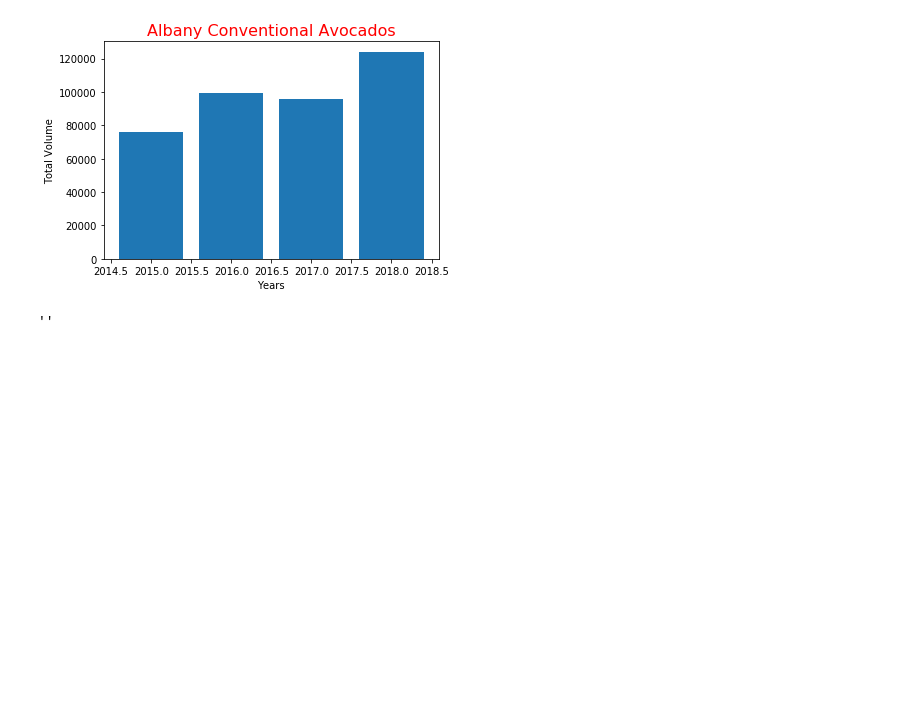
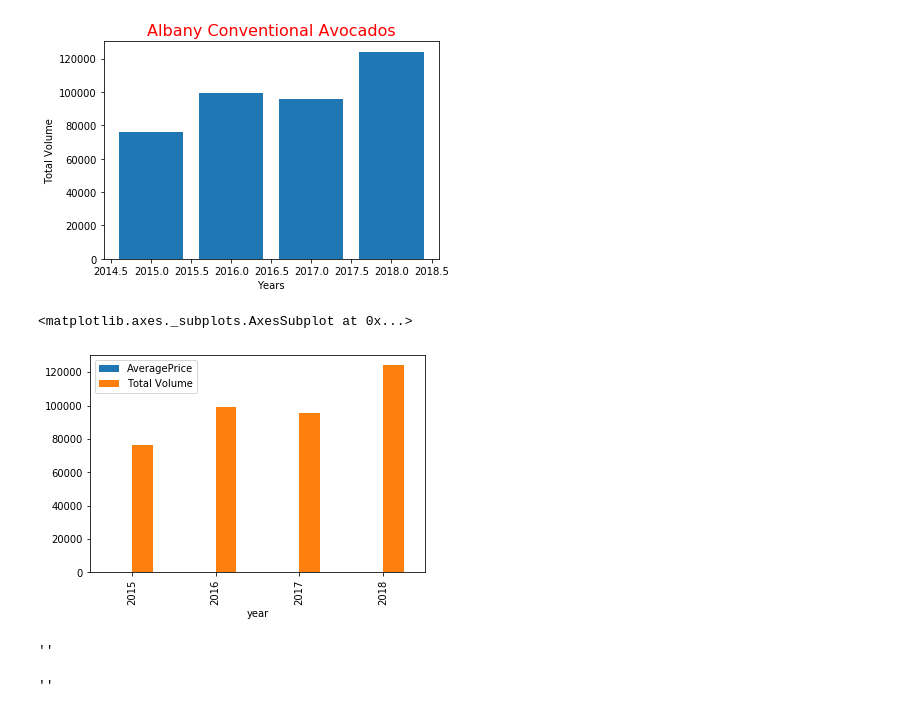
Before and after one commit to blancalluch/pipelines-project, a Jupyter notebook: merging-datasets.ipynb, the cells around one changed output. Drawn from its saved outputs; the diff is of its cells as text; code cells hidden in the pictures; blank space fills up the shorter version.

```diff
--- a/merging-datasets.ipynb
+++ b/merging-datasets.ipynb
@@ -199,6 +218,12 @@ plt.ylabel("Total Volume")
 plt.savefig('./output/albany2.png')
 # %% [output]
 [figure]
+# %%
+d=b.reset_index()
+d[['AveragePrice','Total Volume','year']].set_index('year').plot.bar(sharex=True)
+# %% [output]
+<matplotlib.axes._subplots.AxesSubplot at 0x...>
+[figure, added]
 # %%
 from fpdf import FPDF
 
@@ -209,3 +234,30 @@ pdf.cell(200, 10, txt="Welcome to Python!", ln=1, align="C")
 pdf.output("./output/simple_demo.pdf")
 # %% [output]
 ''
+# %%
+from fpdf import FPDF
+
+pdf = FPDF()
+pdf.add_page()
+pdf.set_font("Arial", size=12)
+pdf.cell(80, 15, txt="El precio del aguacate de la variedad Hass en Al", ln=1, align="C")
+pdf.set_font("Arial", size=8)
+pdf.cell(50, 15, txt="El precio del aguacate de la variedad Hass en Al", ln=1, align="L")
+#pdf.ln(95)
+pdf.image("./output/totalvolume.png", x=20, y=60, w=100)
+pdf.set_font("Arial", size=12)
+#pdf.cell(200, 30, txt="Total Volume", ln=1)
+#pdf.ln(95)  # move 85 down
+
+pdf.image("./output/averageprice.png", x=110, y=60, w=100)
+#pdf.cell(200, 100, txt="Average Price", ln=1)
+#pdf.ln(85)  # move 85 down
+
+
+pdf.output("./output/add_image.pdf")
+
+
+#if __name__ == '__main__':
+    #add_image('snakehead.jpg')
+# %% [output]
+''
```
Also changed, not shown: parts of 2 cells of this notebook, 5 other files.
